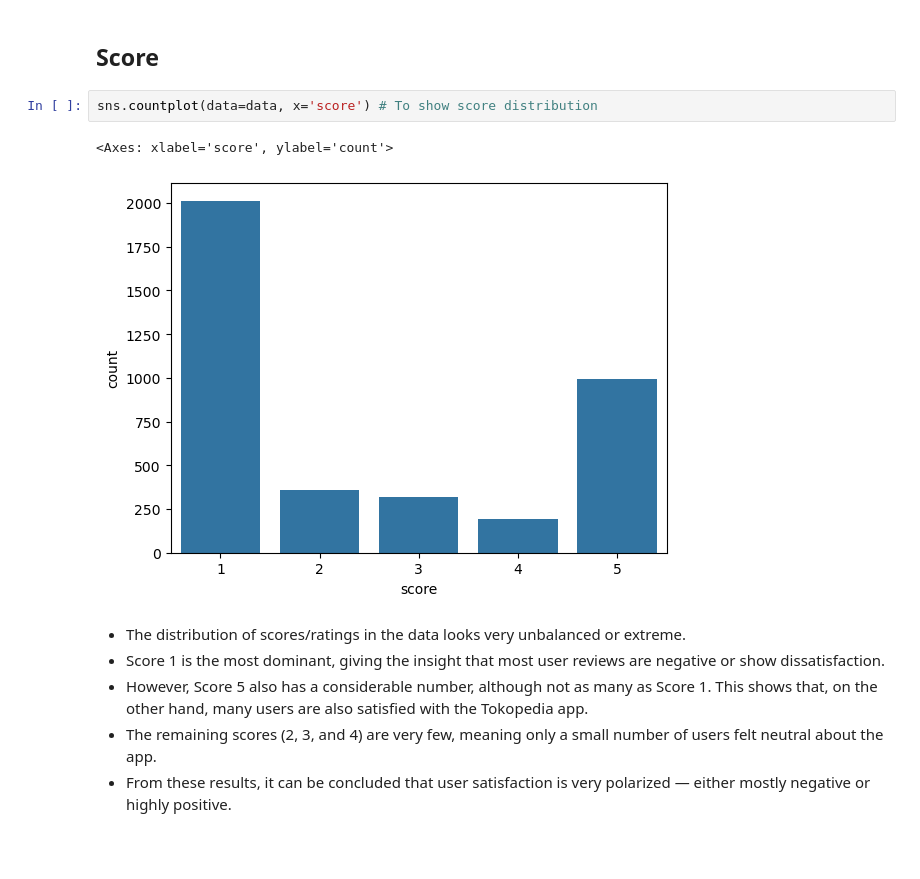
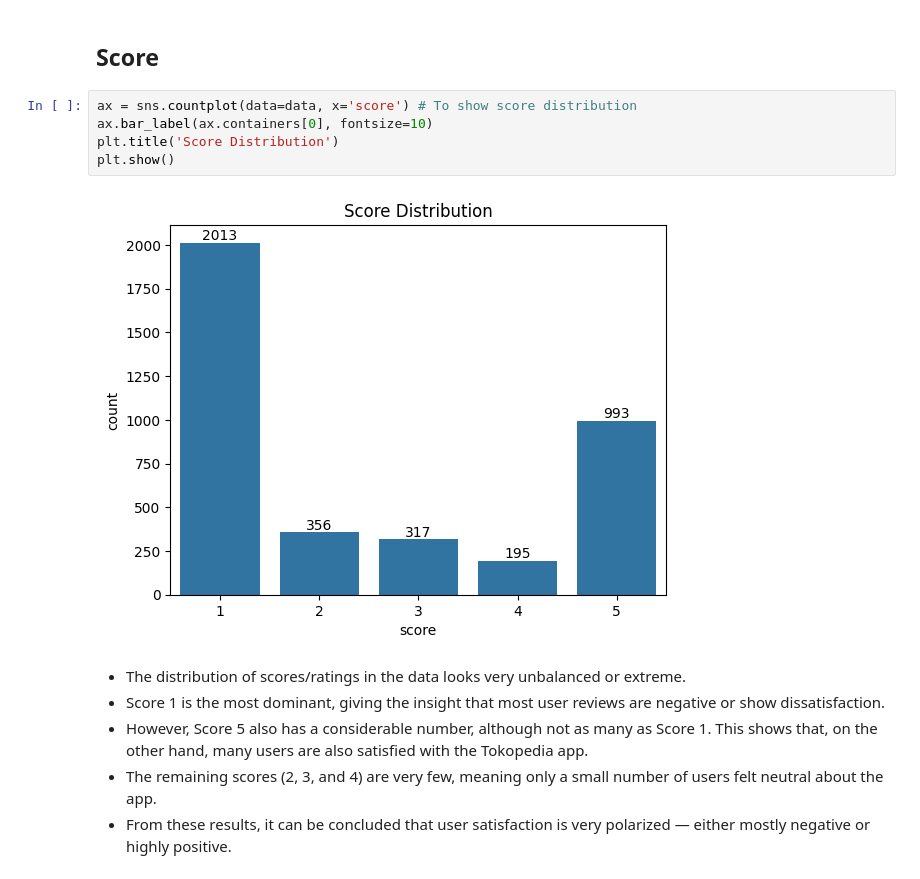
Before and after one commit to WayanArdike/gopay, a Jupyter notebook: study-case-tokopedia.ipynb, the cells around one changed output. Drawn from its saved outputs; the diff is of its cells as text; blank space fills up the shorter version.

```diff
--- a/study-case-tokopedia.ipynb
+++ b/study-case-tokopedia.ipynb
@@ -303,10 +308,12 @@ data.describe() # To show statistcs summary from data
 # %% [markdown]
 ## Score
 # %%
-sns.countplot(data=data, x='score') # To show score distribution
+ax = sns.countplot(data=data, x='score') # To show score distribution
+ax.bar_label(ax.containers[0], fontsize=10)
+plt.title('Score Distribution')
+plt.show()
 # %% [output]
-<Axes: xlabel='score', ylabel='count'>
-[figure, old version]
+[figure, new version]
 # %% [markdown]
 - The distribution of scores/ratings in the data looks very unbalanced or extreme.
 - Score 1 is the most dominant, giving the insight that most user reviews are negative or show dissatisfaction.
```
Also changed, not shown: parts of 13 cells of this notebook.
